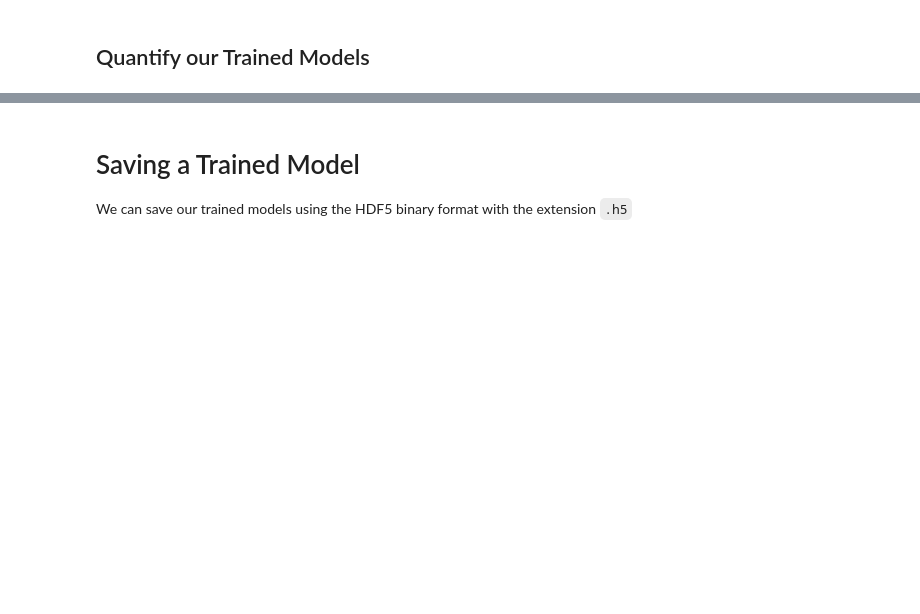
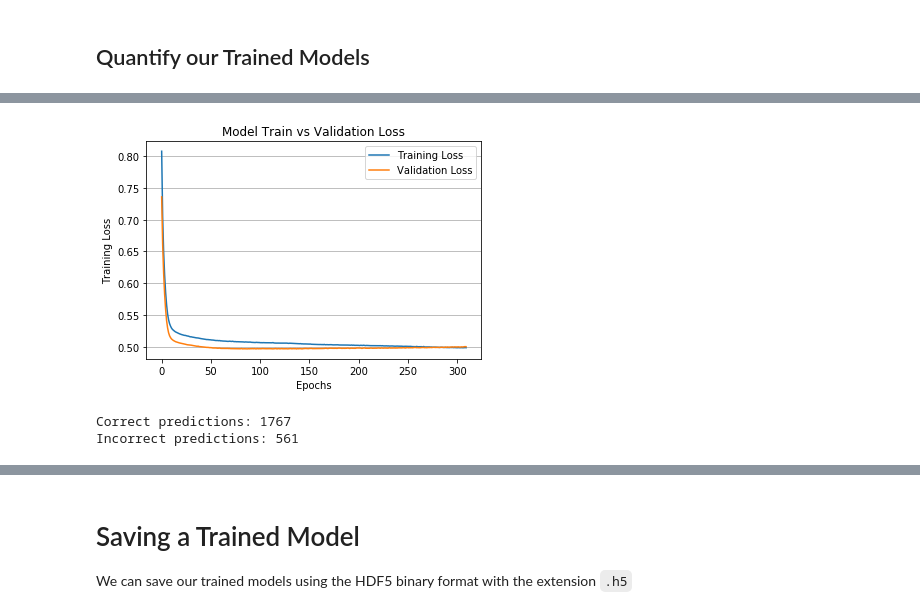
Before and after one commit to sasidhy1/framingham_ML, a Jupyter notebook: framingham_cvd.ipynb, the cells around one changed output, grey strips where cells are left out. Cells and saved outputs as stored; diff of their text form; code cells hidden in the pictures; blank space fills up the shorter version.

```diff
--- a/framingham_cvd.ipynb
+++ b/framingham_cvd.ipynb
@@ -154,0 +174,13 @@ Dense Normal Neural Network - Loss: 0.5637459139438838, Accuracy: 0.743127147971
+# %%
+# Plot validation loss
+plt.plot(main.history['loss'])
+plt.plot(main.history['val_loss'])
+plt.title('Model Train vs Validation Loss')
+plt.ylabel('Training Loss')
+plt.xlabel('Epochs')
+plt.legend(['Training Loss','Validation Loss'])
+plt.grid(axis='y')
+fig2 = plt.gcf()
+plt.show()
+# %% [output]
+[figure, added]
@@ -154,0 +189,20 @@ Dense Normal Neural Network - Loss: 0.5637459139438838, Accuracy: 0.743127147971
+# %%
+# Accuracy on light/dense model
+def pred_count(heart_cvd):
+    corr = 0
+    wron = 0
+    for index, row in heart_cvd.iterrows():
+        if row['predicted'] == row['actual']:
+            corr = corr + 1
+        else:
+            wron = wron + 1
+
+    print(f'Correct predictions: {corr}')
+    print(f'Incorrect predictions: {wron}')
+
+predictions = main_model.predict_classes(X_test_scaled)
+test_df = pd.DataFrame({'predicted':np.ravel(predictions),'actual':np.ravel(y_test)})
+pred_count(test_df)
+# %% [output]
+Correct predictions: 1767
+Incorrect predictions: 561
```
Also changed, not shown: parts of 33 cells of this notebook, 3 other files.
